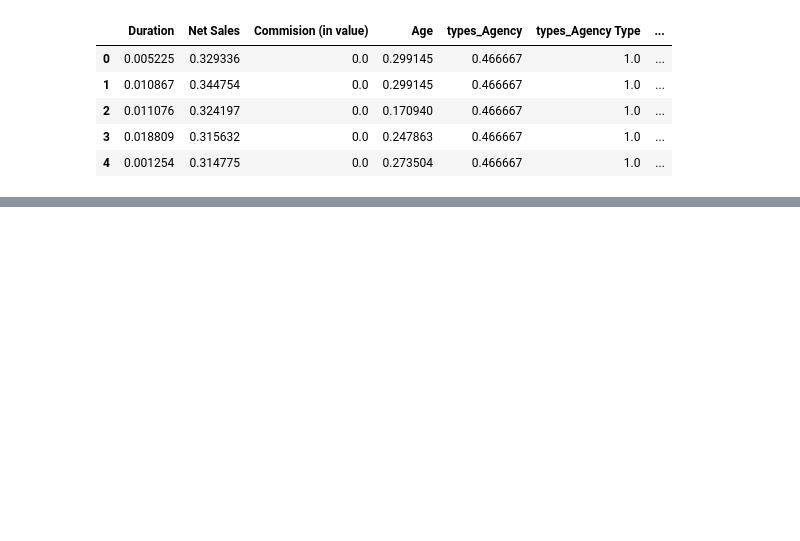
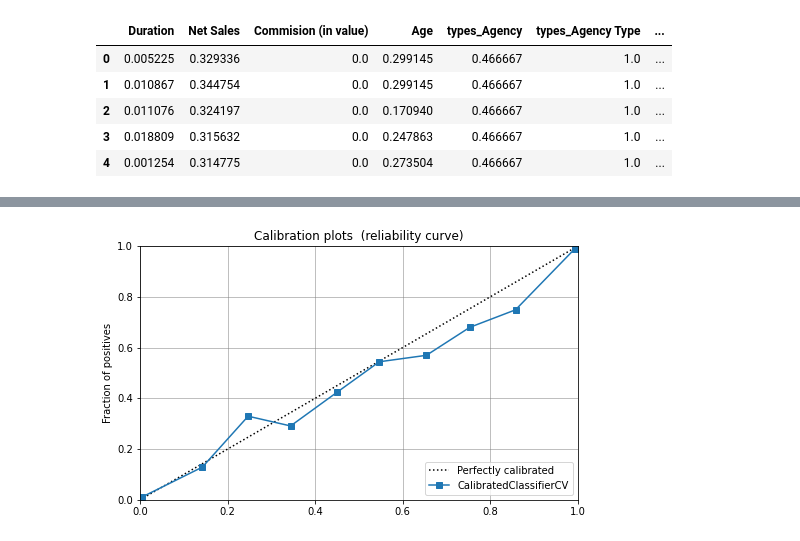
Before and after one commit to bhanuteja2001/AI_Curriculum, a Jupyter notebook: Pycaret.ipynb, the cells around one changed output, grey strips where cells are left out. Saved outputs shown, nothing was run; the diff lists cells and outputs as text; code cells hidden in the pictures; blank space fills up the shorter version.

```diff
--- a/Pycaret.ipynb
+++ b/Pycaret.ipynb
@@ -124,0 +203,2 @@ files.download('pycaret_imp.csv')
+# %%
+calibrated_rf = calibrate_model(tuned_rf)
@@ -124,0 +219,4 @@ files.download('pycaret_imp.csv')
+# %%
+plot_model(calibrated_rf, plot='calibration')
+# %% [output]
+[figure, added]
```
Also changed, not shown: parts of 28 cells of this notebook.
